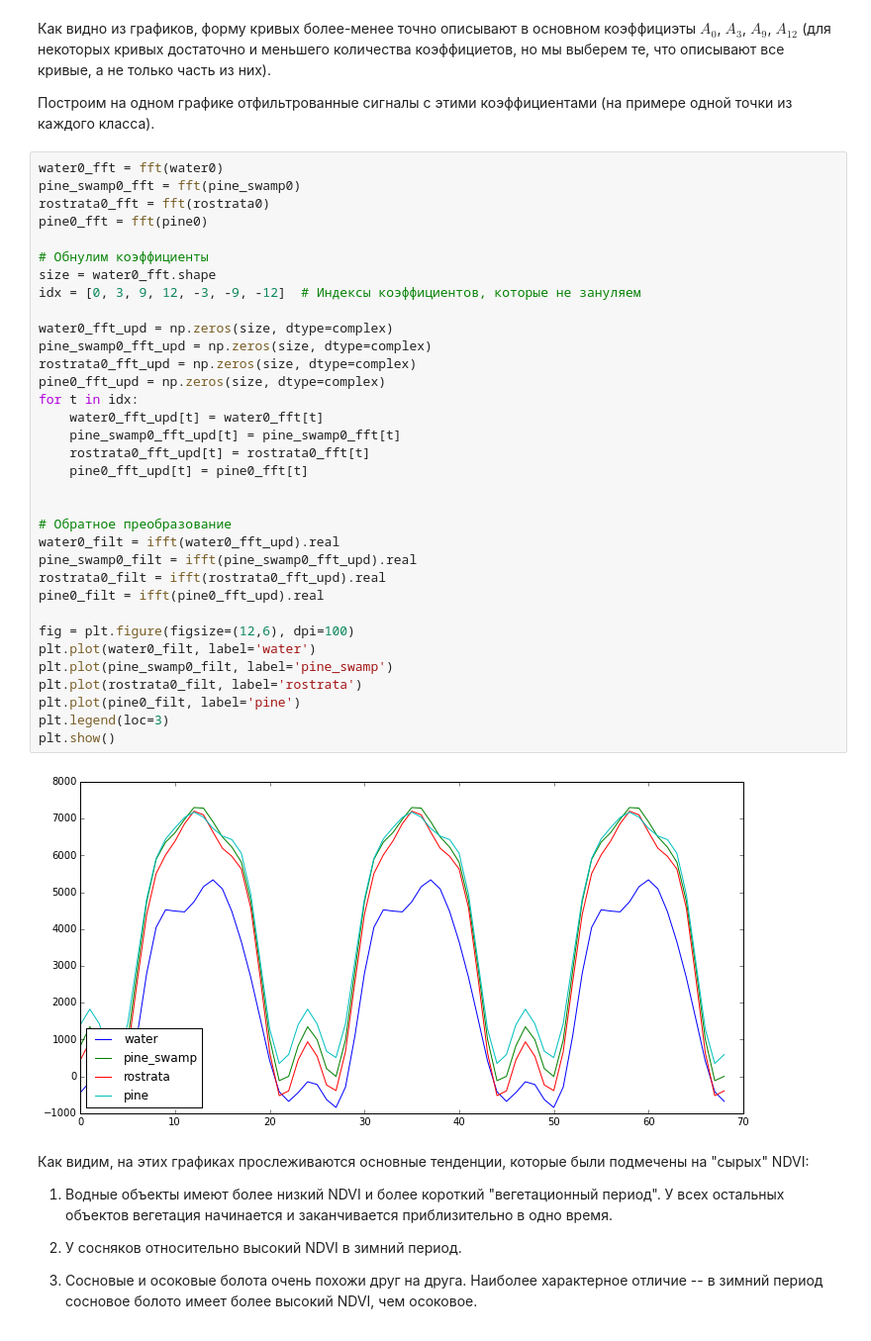
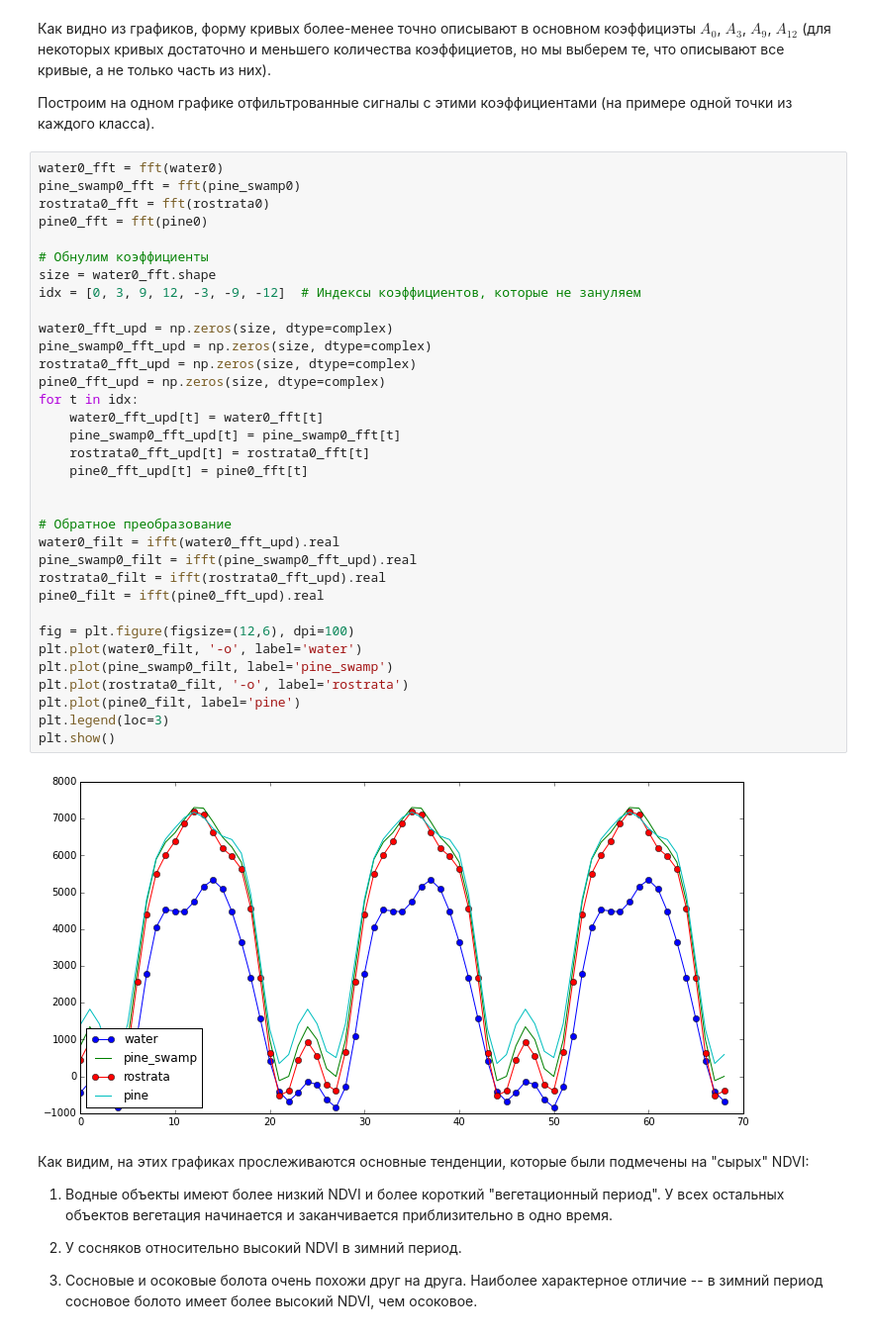
Before and after one commit to KolesovDmitry/remote_sensing, a Jupyter notebook: FFT_NDVI_Segmentation.ipynb, the cells around one changed output. Shown at 99% size. Drawn from its saved outputs; the diff is of its cells as text.

```diff
--- a/FFT_NDVI_Segmentation.ipynb
+++ b/FFT_NDVI_Segmentation.ipynb
@@ -560,36 +565,36 @@ pine_swamp0_fft = fft(pine_swamp0)
 rostrata0_fft = fft(rostrata0)
 pine0_fft = fft(pine0)
 
 # Обнулим коэффициенты
 size = water0_fft.shape
 idx = [0, 3, 9, 12, -3, -9, -12]  # Индексы коэффициентов, которые не зануляем
 
 water0_fft_upd = np.zeros(size, dtype=complex)
 pine_swamp0_fft_upd = np.zeros(size, dtype=complex)
 rostrata0_fft_upd = np.zeros(size, dtype=complex)
 pine0_fft_upd = np.zeros(size, dtype=complex)
 for t in idx:
     water0_fft_upd[t] = water0_fft[t]
     pine_swamp0_fft_upd[t] = pine_swamp0_fft[t]
     rostrata0_fft_upd[t] = rostrata0_fft[t]
     pine0_fft_upd[t] = pine0_fft[t]
 
 
 # Обратное преобразование
 water0_filt = ifft(water0_fft_upd).real
 pine_swamp0_filt = ifft(pine_swamp0_fft_upd).real
 rostrata0_filt = ifft(rostrata0_fft_upd).real
 pine0_filt = ifft(pine0_fft_upd).real
 
 fig = plt.figure(figsize=(12,6), dpi=100)
-plt.plot(water0_filt, label='water')
+plt.plot(water0_filt, '-o', label='water')
 plt.plot(pine_swamp0_filt, label='pine_swamp')
-plt.plot(rostrata0_filt, label='rostrata')
+plt.plot(rostrata0_filt, '-o', label='rostrata')
 plt.plot(pine0_filt, label='pine')
 plt.legend(loc=3)
 plt.show()
 # %% [output]
-[figure, old version]
+[figure, new version]
 # %% [markdown]
 Как видим, на этих графиках прослеживаются основные тенденции, которые были подмечены на "сырых" NDVI:
 1. Водные объекты имеют более низкий NDVI и более короткий "вегетационный период". У всех остальных объектов вегетация начинается и заканчивается приблизительно в одно время.
```
Also changed, not shown: parts of 16 cells of this notebook.
